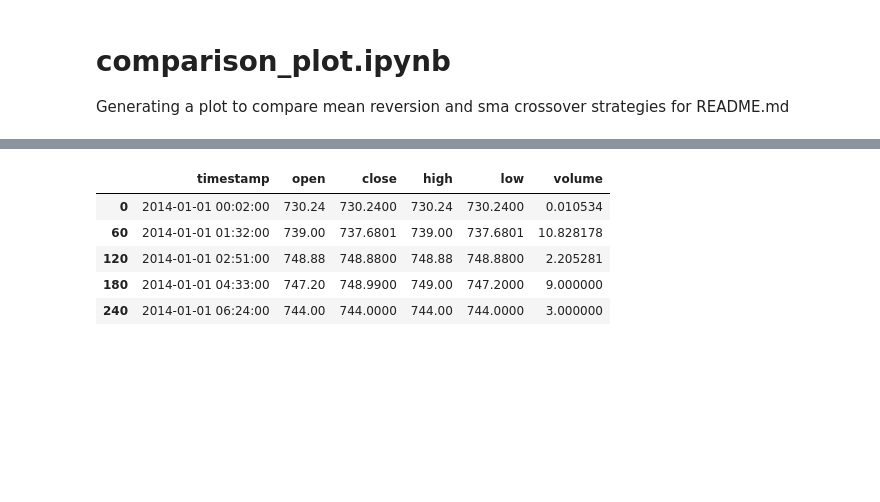
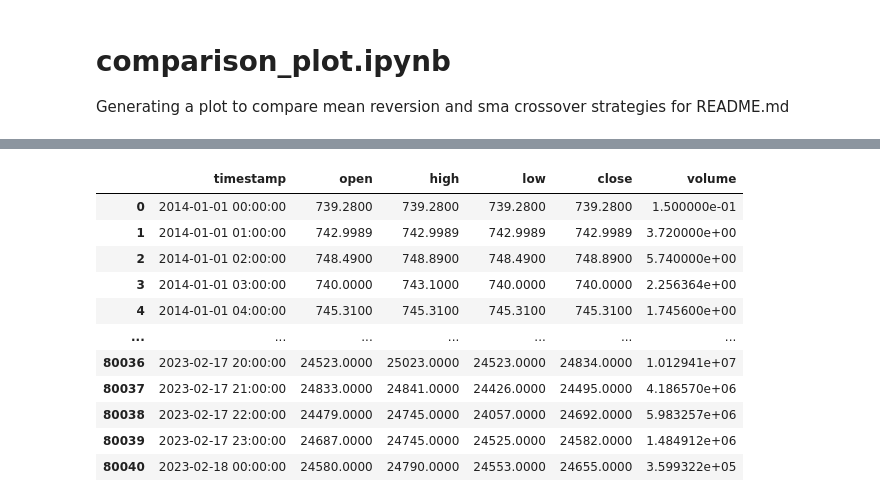
Before and after one commit to hansenrhan/crypto_backtesting, a Jupyter notebook: comparison.ipynb, the cells around one changed output, grey strips where cells are left out. Cells and saved outputs as stored; diff of their text form; code cells hidden in the pictures; blank space fills up the shorter version.

Commit message:
Updated analyses to include data through 2023

```diff
--- a/comparison.ipynb
+++ b/comparison.ipynb
@@ -5,15 +5,27 @@ Generating a plot to compare mean reversion and sma crossover strategies for REA
 # Load 1 min BTC data from 2013 to 2019
 import pandas as pd
 
+# handle minute data from 2014 to 2019
 df2019 = pd.read_csv("BTC_1min_bitfinex/2019.txt", header=None)
 df2018 = pd.read_csv("BTC_1min_bitfinex/2018.txt", header=None)
 df2017 = pd.read_csv("BTC_1min_bitfinex/2017.txt", header=None)
 df2016 = pd.read_csv("BTC_1min_bitfinex/2016.txt", header=None)
 df2015 = pd.read_csv("BTC_1min_bitfinex/2015.txt", header=None)
 df2014 = pd.read_csv("BTC_1min_bitfinex/2014.txt", header=None)
-df2013 = pd.read_csv("BTC_1min_bitfinex/2013.txt", header=None)
+
+# handle hourly data from 2018 to 2023
+df2018_2023 = pd.read_csv("BTC_1min_bitfinex/2018_2023.csv", skiprows=[0])
+df2018_2023['volume'] = df2018_2023['Volume USD']
+df2018_2023['timestamp'] = df2018_2023['date']
+df2018_2023.drop(['unix', 'symbol', 'Volume BTC', 'Volume USD', 'date'], axis=1, inplace=True)
+df2018_2023
+
+# removed 2013 data
+#df2013 = pd.read_csv("BTC_1min_bitfinex/2013.txt", header=None)
 #frames = [df2013, df2014, df2015, df2016, df2017, df2018, df2019]
+
 frames = [df2014, df2015, df2016, df2017, df2018, df2019]
+
 crypto_df = pd.concat(frames)
 crypto_df.rename(columns = {0: 'timestamp', 1: 'open', 2: 'close', 3: 'high', 4: 'low', 5: 'volume'}, inplace=True)
 
@@ -21,7 +33,50 @@ crypto_df.rename(columns = {0: 'timestamp', 1: 'open', 2: 'close', 3: 'high', 4:
 from datetime import datetime
 crypto_df['timestamp'] = [datetime.utcfromtimestamp(int(ts)/1000).strftime('%Y-%m-%d %H:%M:%S') for ts in crypto_df['timestamp']]
 
-#Convert into roughly hourly data (note: some data is missing!, not ideal)
-crypto_df = crypto_df[::60]
-crypto_df.head()
+def merge_and_convert_to_hourly(minute_data, hourly_data):
+    # Convert timestamp column to datetime format
+    minute_data['timestamp'] = pd.to_datetime(minute_data['timestamp'], format='%Y-%m-%d %H:%M:%S')
+    hourly_data['timestamp'] = pd.to_datetime(hourly_data['timestamp'], format='%Y-%m-%d %H:%M:%S')
+
+    # Filter minute_data to only include data from 2014 to 2018
+    minute_data = minute_data[minute_data['timestamp'].dt.year < 2019]
+
+    # Round minute_data timestamp to nearest hour
+    minute_data['timestamp'] = minute_data['timestamp'].dt.floor('H')
+
+    # Find the latest timestamp in minute_data
+    latest_minute_timestamp = minute_data['timestamp'].max()
+
+    # Filter hourly_data to only include data from after the latest timestamp in minute_data
+    hourly_data = hourly_data[hourly_data['timestamp'] > latest_minute_timestamp]
+
+    # Combine the two dataframes
+    combined_data = pd.concat([minute_data, hourly_data])
+
+    # Drop any duplicates
+    combined_data = combined_data.drop_duplicates(subset='timestamp', keep='last')
+
+    # Sort by timestamp
+    combined_data = combined_data.sort_values('timestamp')
+
+    # Set the timestamp column as the index
+    combined_data = combined_data.set_index('timestamp')
+
+    # Resample to hourly data
+    combined_data = combined_data.resample('H').agg({
+        'open': 'first',
+        'high': 'max',
+        'low': 'min',
+        'close': 'last',
+        'volume': 'sum'
+    })
+
+    # Reset the index
+    combined_data = combined_data.reset_index()
+
+    return combined_data
+
+
+crypto_df = merge_and_convert_to_hourly(crypto_df, df2018_2023)
+crypto_df
 # %% [output]
@@ -28,6 +87,12 @@ crypto_df.head()
-|  | timestamp | open | close | high | low | volume |
-| 0 | 2014-01-01 00:02:00 | 730.24 | 730.2400 | 730.24 | 730.2400 | 0.010534 |
-| 60 | 2014-01-01 01:32:00 | 739.00 | 737.6801 | 739.00 | 737.6801 | 10.828178 |
-| 120 | 2014-01-01 02:51:00 | 748.88 | 748.8800 | 748.88 | 748.8800 | 2.205281 |
-| 180 | 2014-01-01 04:33:00 | 747.20 | 748.9900 | 749.00 | 747.2000 | 9.000000 |
-| 240 | 2014-01-01 06:24:00 | 744.00 | 744.0000 | 744.00 | 744.0000 | 3.000000 |
+|  | timestamp | open | high | low | close | volume |
+| 0 | 2014-01-01 00:00:00 | 739.2800 | 739.2800 | 739.2800 | 739.2800 | 1.500000e-01 |
+| 1 | 2014-01-01 01:00:00 | 742.9989 | 742.9989 | 742.9989 | 742.9989 | 3.720000e+00 |
+| 2 | 2014-01-01 02:00:00 | 748.4900 | 748.8900 | 748.4900 | 748.8900 | 5.740000e+00 |
+| 3 | 2014-01-01 03:00:00 | 740.0000 | 743.1000 | 740.0000 | 740.0000 | 2.256364e+00 |
+| 4 | 2014-01-01 04:00:00 | 745.3100 | 745.3100 | 745.3100 | 745.3100 | 1.745600e+00 |
+| ... | ... | ... | ... | ... | ... | ... |
+| 80036 | 2023-02-17 20:00:00 | 24523.0000 | 25023.0000 | 24523.0000 | 24834.0000 | 1.012941e+07 |
+| 80037 | 2023-02-17 21:00:00 | 24833.0000 | 24841.0000 | 24426.0000 | 24495.0000 | 4.186570e+06 |
+| 80038 | 2023-02-17 22:00:00 | 24479.0000 | 24745.0000 | 24057.0000 | 24692.0000 | 5.983257e+06 |
+| 80039 | 2023-02-17 23:00:00 | 24687.0000 | 24745.0000 | 24525.0000 | 24582.0000 | 1.484912e+06 |
+| 80040 | 2023-02-18 00:00:00 | 24580.0000 | 24790.0000 | 24553.0000 | 24655.0000 | 3.599322e+05 |
```
Also changed, not shown: parts of 6 cells of this notebook, 3 other files.
